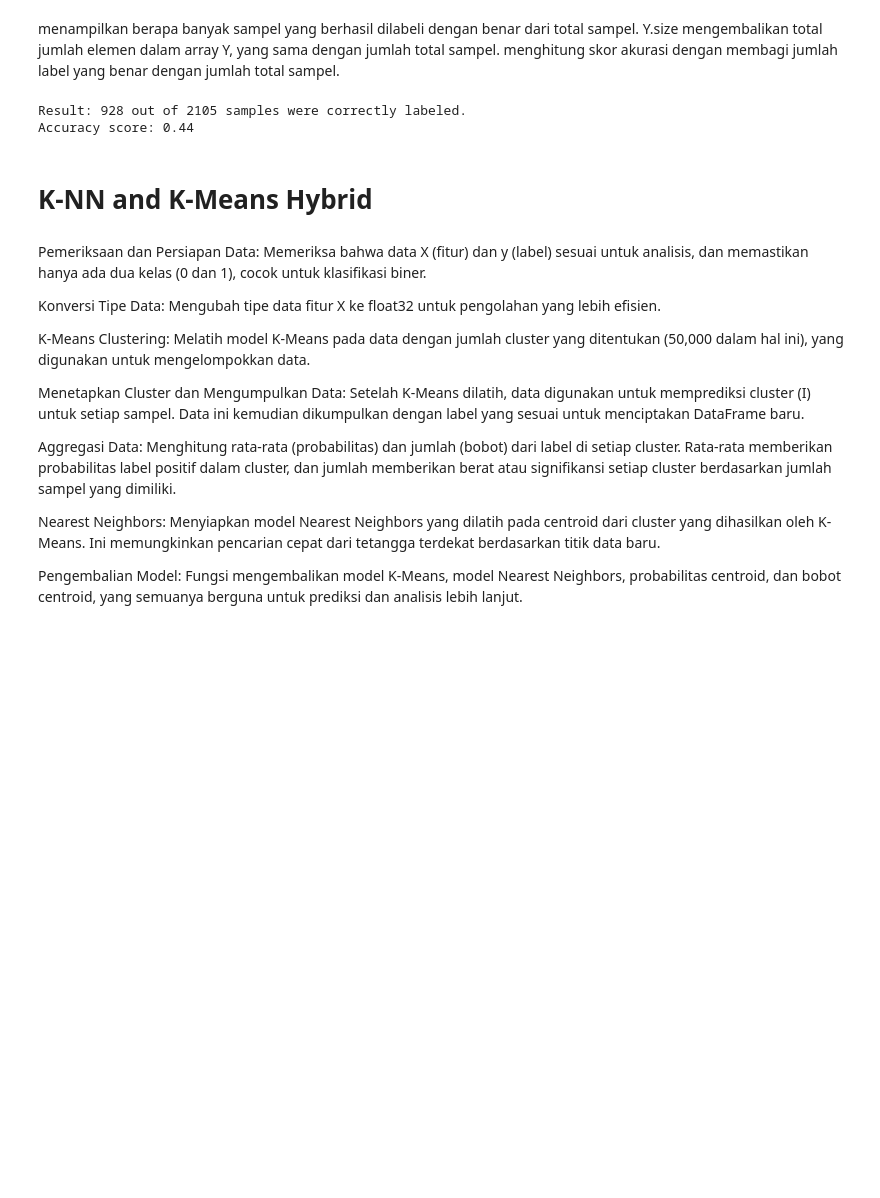
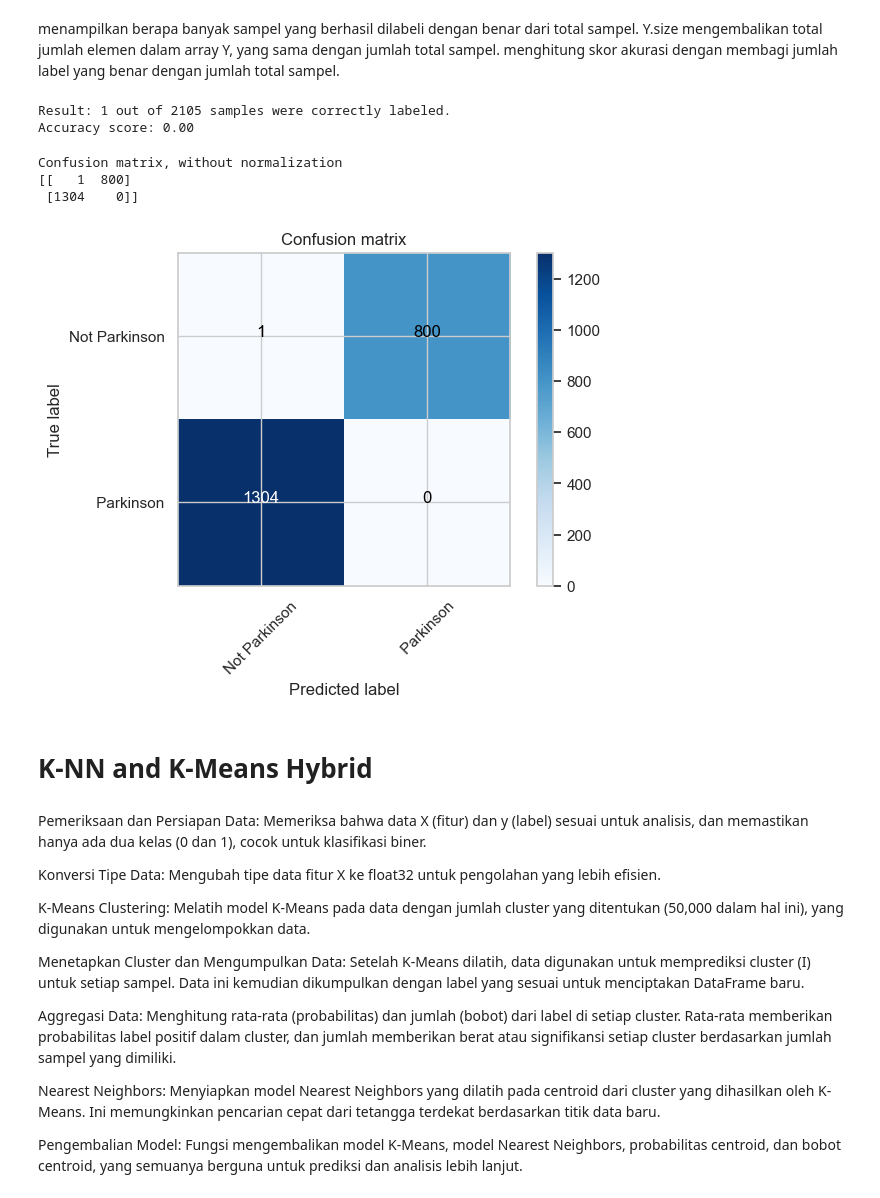
Before and after one commit to Machine-Learning-10/Parkinson-Classification, a Jupyter notebook: parkinsons_prediction.ipynb, the cells around one changed output. Cells and saved outputs as stored; diff of their text form; code cells hidden in the pictures; blank space fills up the shorter version.

```diff
--- a/parkinsons_prediction.ipynb
+++ b/parkinsons_prediction.ipynb
@@ -524,13 +538,21 @@ kmeans.inertia_
 labels = kmeans.labels_
 
 # check how many of the samples were correctly labeled
-correct_labels = sum(Y == labels)
+correct_labels = sum(y == labels)
 
 print("Result: %d out of %d samples were correctly labeled." % (correct_labels, Y.size))
 print('Accuracy score: {0:0.2f}'.format(correct_labels / float(y.size)))
 # %% [output]
-Result: 928 out of 2105 samples were correctly labeled.
-Accuracy score: 0.44
+Result: 1 out of 2105 samples were correctly labeled.
+Accuracy score: 0.00
+# %%
+plot_confusion_matrix(confusion_matrix(y, labels), classes=["Not Parkinson", " Parkinson"],
+                      title='Confusion matrix')
+# %% [output]
+Confusion matrix, without normalization
+[[   1  800]
+ [1304    0]]
+[figure, added]
 # %% [markdown]
 # K-NN and K-Means Hybrid
 # %%
```
Also changed, not shown: parts of 19 cells of this notebook.
